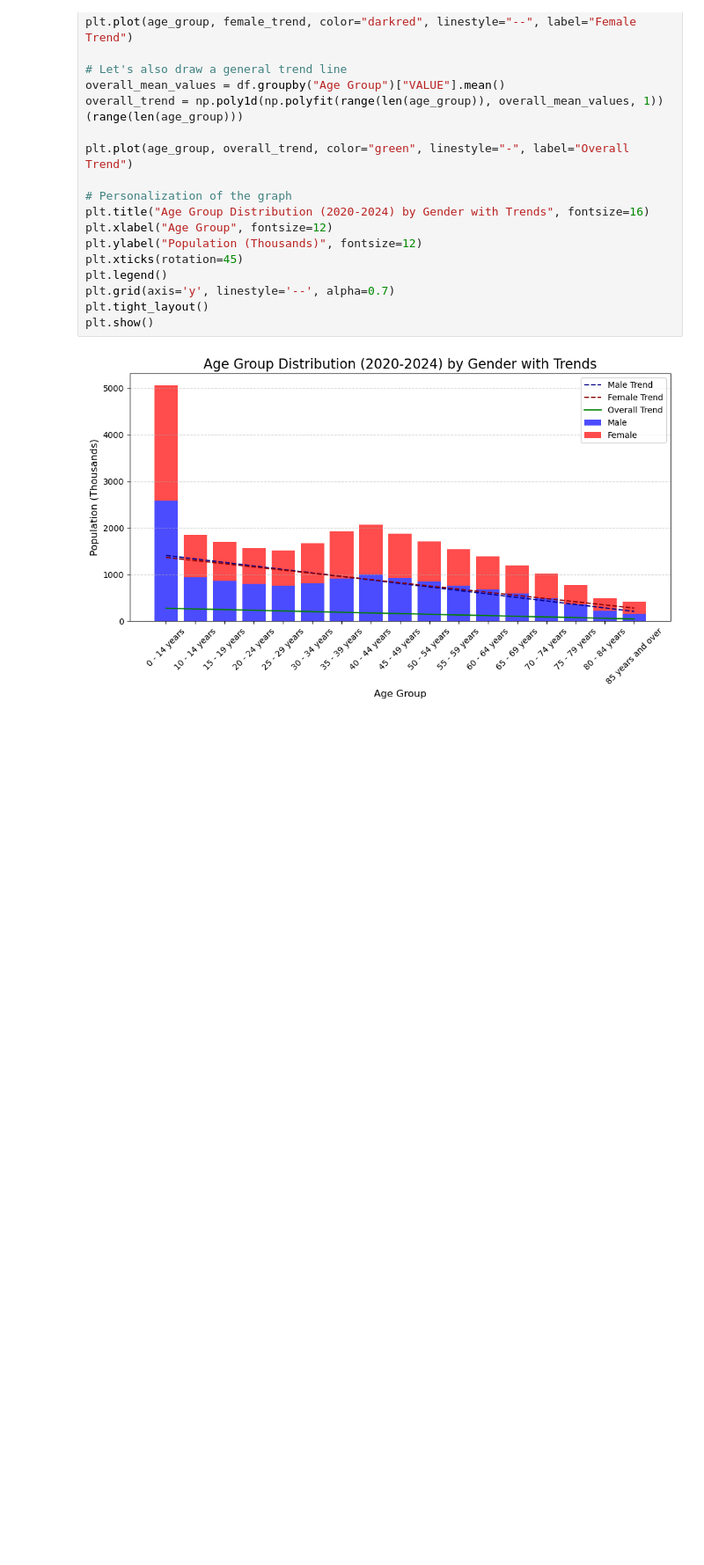
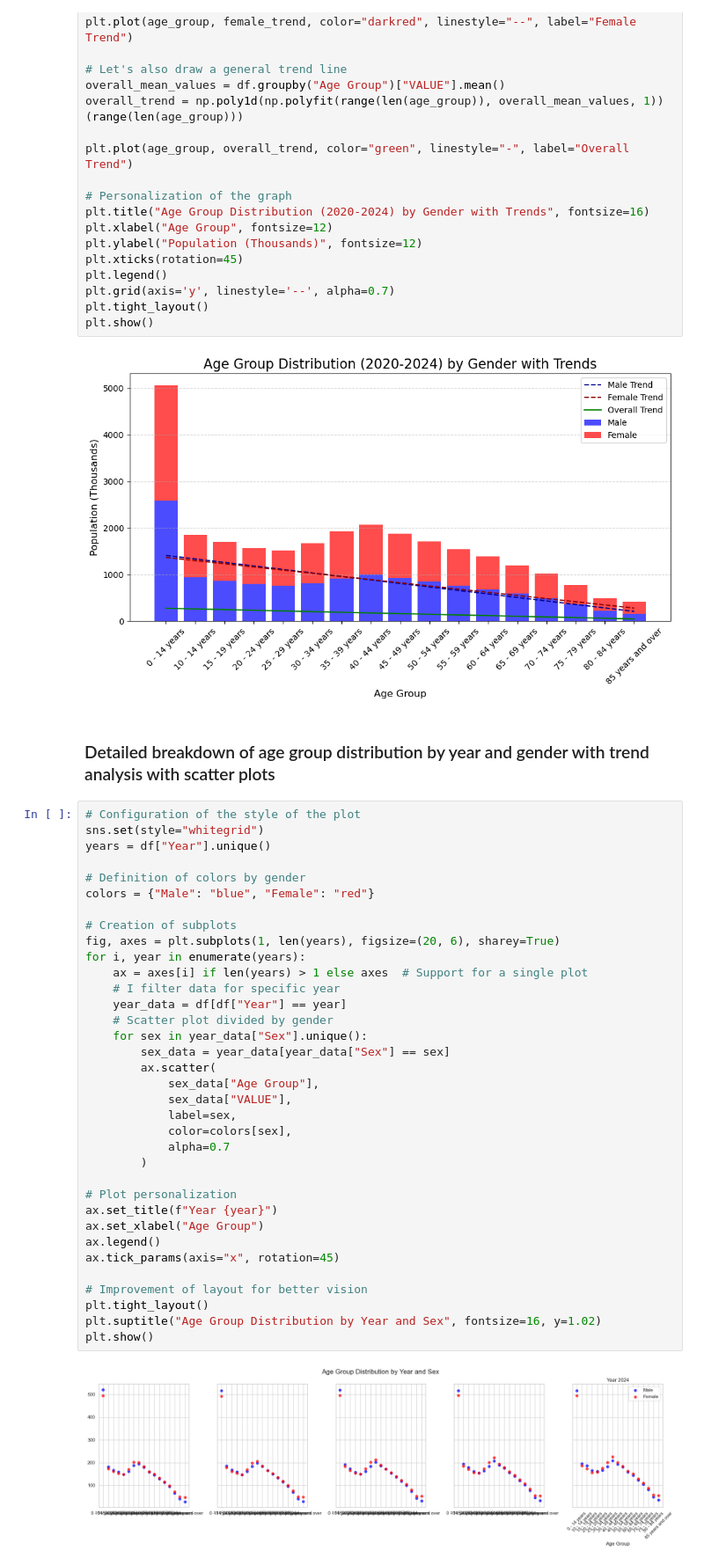
Before and after one commit to FrancescaRuberto/PFDA-, a Jupyter notebook: Project/PFDA_project.ipynb, the cells around one changed output. Shown at 88% size. Cells and saved outputs as stored; diff of their text form; blank space fills up the shorter version.

Commit message:
added detailed breakdown

```diff
--- a/Project/PFDA_project.ipynb
+++ b/Project/PFDA_project.ipynb
@@ -101,3 +101,42 @@ plt.tight_layout()
 plt.show()
 # %% [output]
 [figure]
+# %% [markdown]
+### Detailed breakdown of age group distribution by year and gender with trend analysis with scatter plots
+# %%
+# Configuration of the style of the plot
+sns.set(style="whitegrid")
+years = df["Year"].unique()
+
+# Definition of colors by gender
+colors = {"Male": "blue", "Female": "red"}
+
+# Creation of subplots
+fig, axes = plt.subplots(1, len(years), figsize=(20, 6), sharey=True)
+for i, year in enumerate(years):
+    ax = axes[i] if len(years) > 1 else axes  # Support for a single plot
+    # I filter data for specific year
+    year_data = df[df["Year"] == year]
+    # Scatter plot divided by gender
+    for sex in year_data["Sex"].unique():
+        sex_data = year_data[year_data["Sex"] == sex]
+        ax.scatter(
+            sex_data["Age Group"],
+            sex_data["VALUE"],
+            label=sex,
+            color=colors[sex],
+            alpha=0.7
+        )
+
+# Plot personalization
+ax.set_title(f"Year {year}")
+ax.set_xlabel("Age Group")
+ax.legend()
+ax.tick_params(axis="x", rotation=45)
+
+# Improvement of layout for better vision
+plt.tight_layout()
+plt.suptitle("Age Group Distribution by Year and Sex", fontsize=16, y=1.02)
+plt.show()
+# %% [output]
+[figure, added]
```
Also changed, not shown: parts of 1 cell of this notebook.
